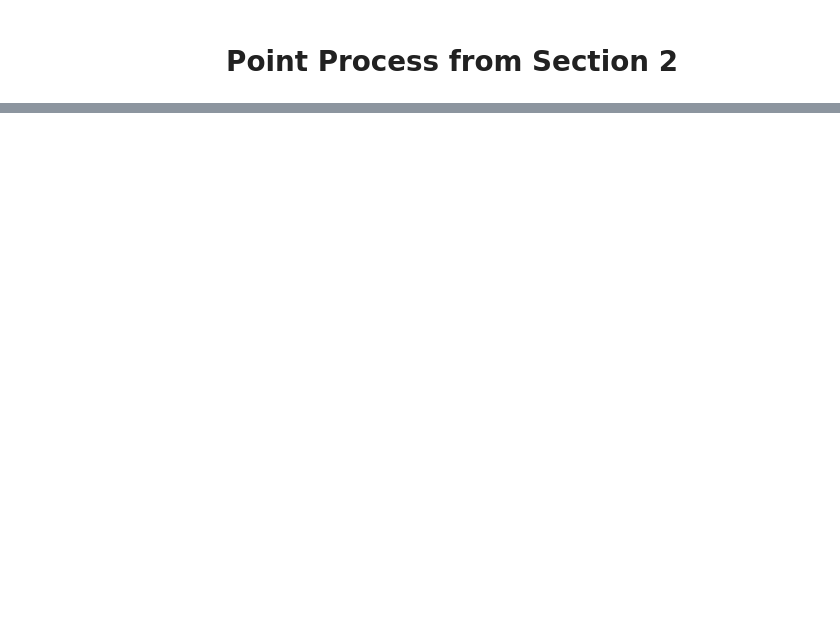
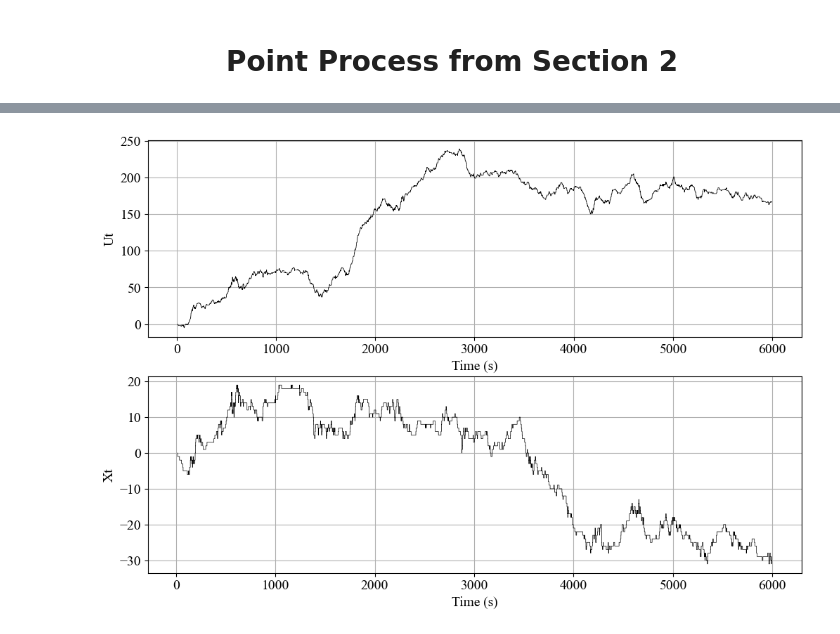
Before and after one commit to lilhugo/ALGO-TRADING, a Jupyter notebook: PointProcessSection2.ipynb, the cells around one changed output, grey strips where cells are left out. Cells and saved outputs as stored; diff of their text form; code cells hidden in the pictures; blank space fills up the shorter version.

```diff
--- a/PointProcessSection2.ipynb
+++ b/PointProcessSection2.ipynb
@@ -19,0 +17,2 @@ pointprocess.plot("both")
+# %%
+pointprocess_long = PointProcess(0.1, 6000)
@@ -19,0 +21,4 @@ pointprocess.plot("both")
+# %%
+pointprocess_long.plot()
+# %% [output]
+[figure, added]
```
Also changed, not shown: parts of 6 cells of this notebook, 1 other file.
